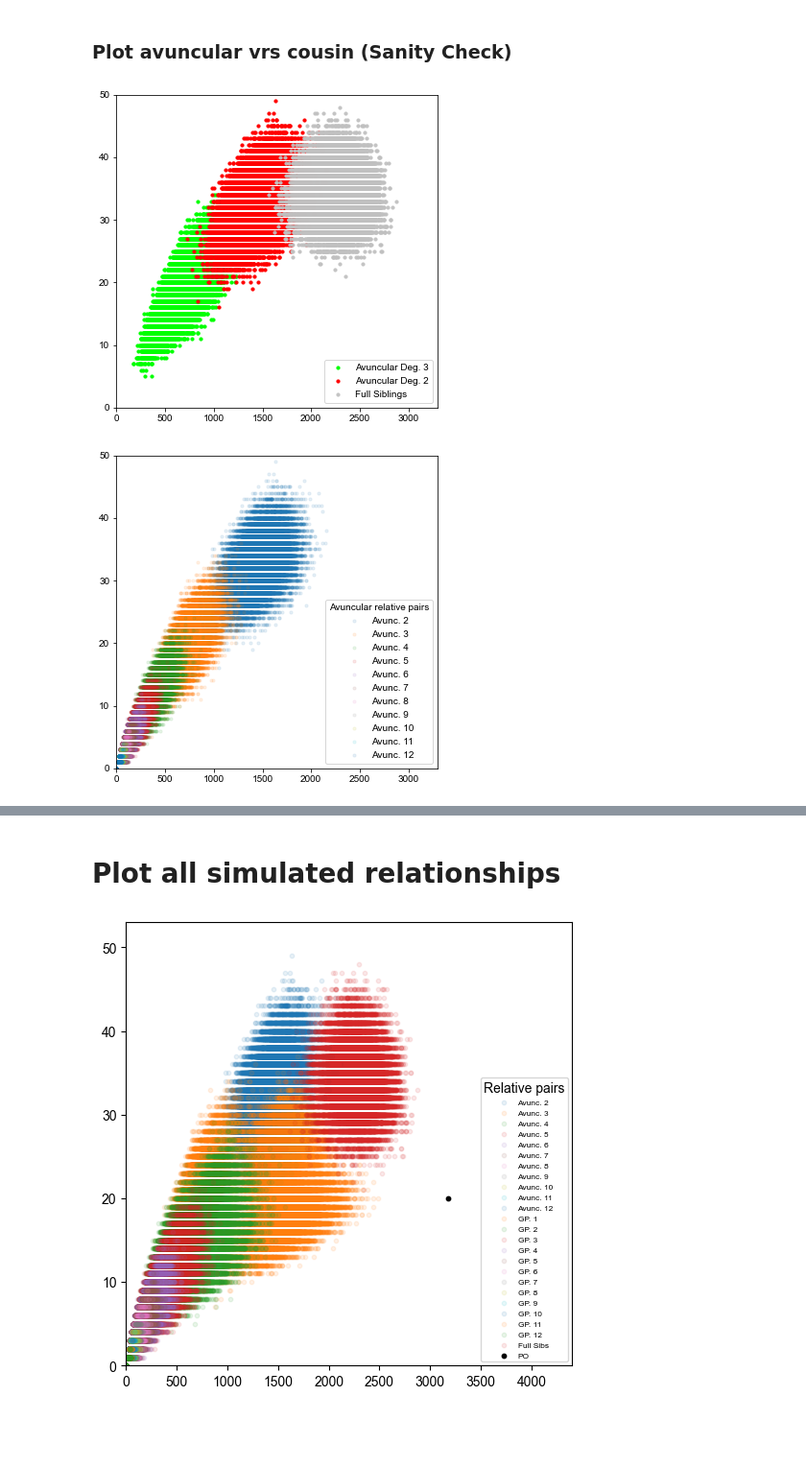
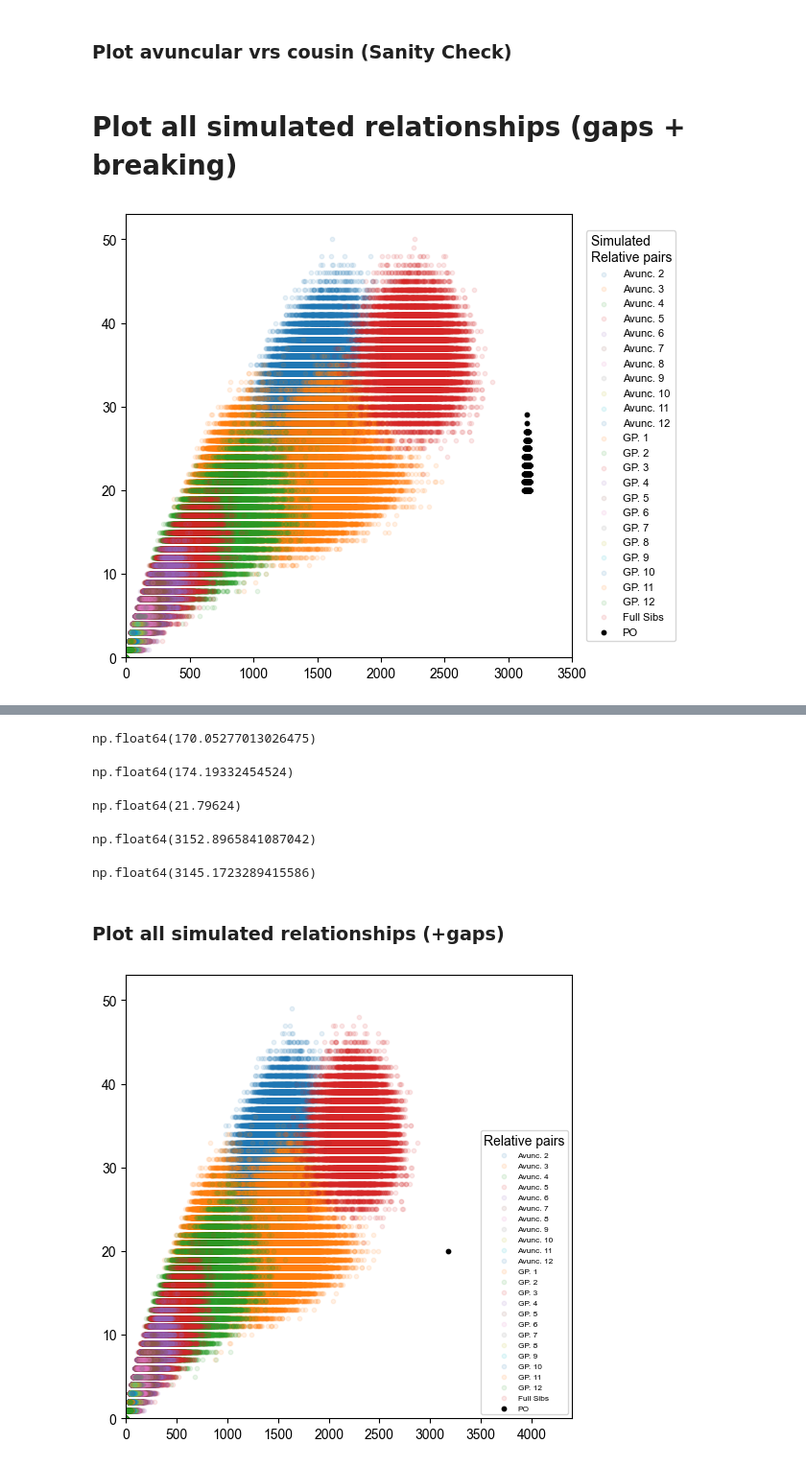
Before and after one commit to hringbauer/ancIBD, a Jupyter notebook: notebook/pedsim/process_pedsim.ipynb, the cells around one changed output, grey strips where cells are left out. Shown at 96% size. Cells and saved outputs as stored; diff of their text form; code cells hidden in the pictures; blank space fills up the shorter version.

Commit message:
Fit Time Decay IBD

```diff
--- a/notebook/pedsim/process_pedsim.ipynb
+++ b/notebook/pedsim/process_pedsim.ipynb
@@ -885,38 +894,37 @@ dfa3 = pd.read_csv("/mnt/archgen/users/hringbauer/output/pedsim/ben50kgap1/av3.t
 dffs = pd.read_csv("/mnt/archgen/users/hringbauer/output/pedsim/ben50kgap1/fs.tsv", sep="\t")
 # %%
 dfa2 = pd.read_csv("/mnt/archgen/users/hringbauer/output/pedsim/ben50kgap1/av2.tsv", sep="\t")
-# %%
-plt.figure(figsize=(6,6))
-ax = plt.gca()
-ax.scatter(dfa3["sum_IBD>12"], dfa3["n_IBD>12"], c="lime", s=10, label="Avuncular Deg. 3")
-ax.scatter(dfa2["sum_IBD>12"], dfa2["n_IBD>12"], c="red", s=10, label="Avuncular Deg. 2")
-#ax.scatter(dfc3["sum_IBD>12"], dfc3["n_IBD>12"], c="red", alpha=0.5, s=10)
-ax.scatter(dffs["sum_IBD>12"], dffs["n_IBD>12"], c="silver", alpha=0.9, s=10, label="Full Siblings")
-
-ax.set_xlim([0,3300])
-ax.set_ylim([0,50])
-ax.legend(loc="lower right")
-plt.show()
-# %% [output]
-[figure, removed]
+# %% [markdown]
+# Plot all simulated relationships (gaps + breaking)
 # %%
-avs = [f"/mnt/archgen/users/hringbauer/output/pedsim/ben50kgap1/av{i}.tsv" for i in range(2,13)]
+%%time
+
+avs = [f"/mnt/archgen/users/hringbauer/output/pedsim/ben50kgap1break/av{i}.tsv" for i in range(2,13)]
 dfts = [pd.read_csv(p, sep="\t") for p in avs]
-
 labels = [f"Avunc. {d}" for d in range(2,13)]
 
+gps = [f"/mnt/archgen/users/hringbauer/output/pedsim/ben50kgap1break/gp{i}.tsv" for i in range(1,13)]
+dfts2 = [pd.read_csv(p, sep="\t") for p in gps]
+labels2 = [f"GP. {d}" for d in range(1,13)]
 
-
+dffs = pd.read_csv("/mnt/archgen/users/hringbauer/output/pedsim/ben50kgap1break/fs.tsv", sep="\t")
+dfpo = pd.read_csv("/mnt/archgen/users/hringbauer/output/pedsim/ben50kgap1break/po.tsv", sep="\t")
 
 plt.figure(figsize=(6,6))
 ax = plt.gca()
 
 for dft,l in zip(dfts,labels):
     ax.scatter(dft["sum_IBD>12"], dft["n_IBD>12"], label=l, alpha=0.1, s=10)
 
-ax.set_xlim([0,3300])
-ax.set_ylim([0,50])
-ax.legend(loc="lower right", title="Avuncular relative pairs")
+for dft,l in zip(dfts2,labels2):
+    ax.scatter(dft["sum_IBD>12"], dft["n_IBD>12"], label=l, alpha=0.1, s=10)
+
+ax.scatter(dffs["sum_IBD>12"], dffs["n_IBD>12"], label="Full Sibs", alpha=0.1, s=10)
+ax.scatter(dfpo["sum_IBD>12"], dfpo["n_IBD>12"], label="PO", alpha=1, s=10, color="k")
+
+ax.set_xlim([0,3500])
+ax.set_ylim([0,53])
+ax.legend(loc="center left", title="Simulated \nRelative pairs", fontsize=8, bbox_to_anchor=(1.02, 0.5))
 plt.show()
 # %% [output]
-[figure, old version]
+[figure, new version]
@@ -923,5 +933,25 @@ plt.show()
+# %%
+np.mean(dfts2[0]["max_IBD"]) # The longest IBD with breaking up
+# %% [output]
+np.float64(170.05277013026475)
+# %%
+np.mean(dfts2[0]["max_IBD"]) # The longest IBD without breaking up
+# %% [output]
+np.float64(174.19332454524)
+# %%
+np.mean(dfpo["n_IBD>12"])
+# %% [output]
+np.float64(21.79624)
+# %%
+np.mean(dfpo["sum_IBD>12"])
+# %% [output]
+np.float64(3152.8965841087042)
+# %%
+np.mean(dfpo["sum_IBD>16"])
+# %% [output]
+np.float64(3145.1723289415586)
 # %% [markdown]
-# Plot all simulated relationships
+### Plot all simulated relationships (+gaps)
 # %%
 avs = [f"/mnt/archgen/users/hringbauer/output/pedsim/ben50kgap1/av{i}.tsv" for i in range(2,13)]
 dfts = [pd.read_csv(p, sep="\t") for p in avs]
```
Also changed, not shown: parts of 21 cells of this notebook, 2 other files.
